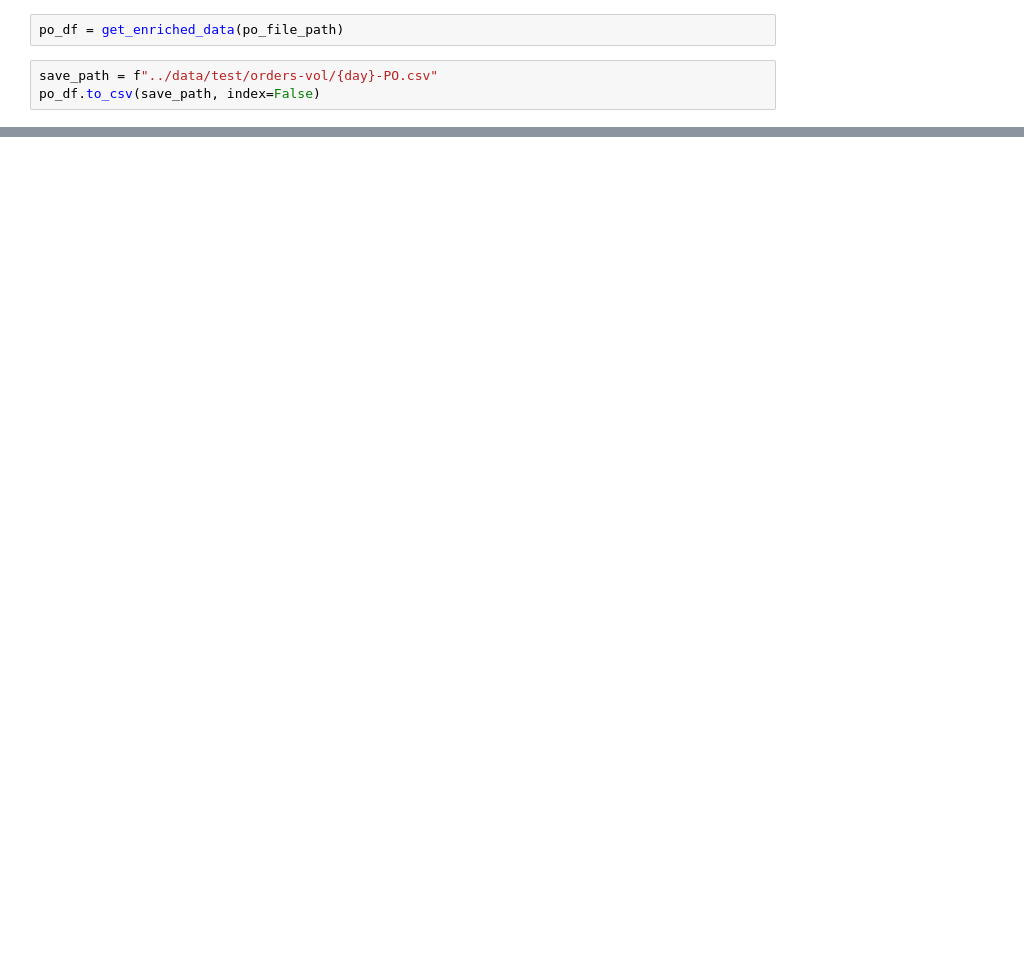
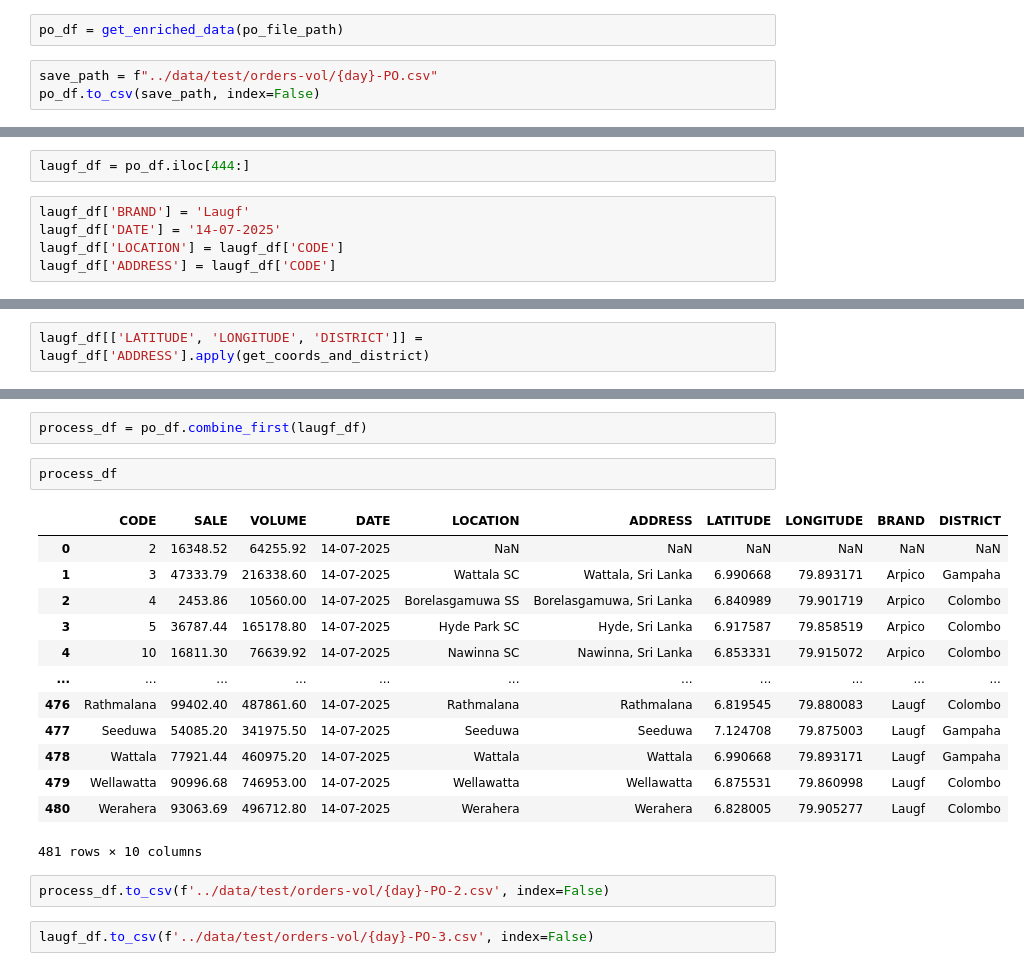
Before and after one commit to pshemach/Vehicle_Routing, a Jupyter notebook: research/12_PO_Update.ipynb, the cells around one changed output, grey strips where cells are left out. Cells and saved outputs as stored; diff of their text form; blank space fills up the shorter version.

```diff
--- a/research/12_PO_Update.ipynb
+++ b/research/12_PO_Update.ipynb
@@ -153,0 +336,7 @@ po_df.to_csv(save_path, index=False)
+# %%
+laugf_df = po_df.iloc[444:]
+# %%
+laugf_df['BRAND'] = 'Laugf'
+laugf_df['DATE'] = '14-07-2025'
+laugf_df['LOCATION'] = laugf_df['CODE']
+laugf_df['ADDRESS'] = laugf_df['CODE']
@@ -153,0 +364,2 @@ po_df.to_csv(save_path, index=False)
+# %%
+laugf_df[['LATITUDE', 'LONGITUDE', 'DISTRICT']] = laugf_df['ADDRESS'].apply(get_coords_and_district)
@@ -153,0 +389,22 @@ po_df.to_csv(save_path, index=False)
+# %%
+process_df = po_df.combine_first(laugf_df)
+# %%
+process_df
+# %% [output]
+|  | CODE | SALE | VOLUME | DATE | LOCATION | ADDRESS | LATITUDE | LONGITUDE | BRAND | DISTRICT |
+| 0 | 2 | 16348.52 | 64255.92 | 14-07-2025 | NaN | NaN | NaN | NaN | NaN | NaN |
+| 1 | 3 | 47333.79 | 216338.60 | 14-07-2025 | Wattala SC | Wattala, Sri Lanka | 6.990668 | 79.893171 | Arpico | Gampaha |
+| 2 | 4 | 2453.86 | 10560.00 | 14-07-2025 | Borelasgamuwa SS | Borelasgamuwa, Sri Lanka | 6.840989 | 79.901719 | Arpico | Colombo |
+| 3 | 5 | 36787.44 | 165178.80 | 14-07-2025 | Hyde Park SC | Hyde, Sri Lanka | 6.917587 | 79.858519 | Arpico | Colombo |
+| 4 | 10 | 16811.30 | 76639.92 | 14-07-2025 | Nawinna SC | Nawinna, Sri Lanka | 6.853331 | 79.915072 | Arpico | Colombo |
+| ... | ... | ... | ... | ... | ... | ... | ... | ... | ... | ... |
+| 476 | Rathmalana | 99402.40 | 487861.60 | 14-07-2025 | Rathmalana | Rathmalana | 6.819545 | 79.880083 | Laugf | Colombo |
+| 477 | Seeduwa | 54085.20 | 341975.50 | 14-07-2025 | Seeduwa | Seeduwa | 7.124708 | 79.875003 | Laugf | Gampaha |
+| 478 | Wattala | 77921.44 | 460975.20 | 14-07-2025 | Wattala | Wattala | 6.990668 | 79.893171 | Laugf | Gampaha |
+| 479 | Wellawatta | 90996.68 | 746953.00 | 14-07-2025 | Wellawatta | Wellawatta | 6.875531 | 79.860998 | Laugf | Colombo |
+| 480 | Werahera | 93063.69 | 496712.80 | 14-07-2025 | Werahera | Werahera | 6.828005 | 79.905277 | Laugf | Colombo |
+481 rows × 10 columns
+# %%
+process_df.to_csv(f'../data/test/orders-vol/{day}-PO-2.csv', index=False)
+# %%
+laugf_df.to_csv(f'../data/test/orders-vol/{day}-PO-3.csv', index=False)
```
Also changed, not shown: parts of 25 cells of this notebook, 3 other files.
